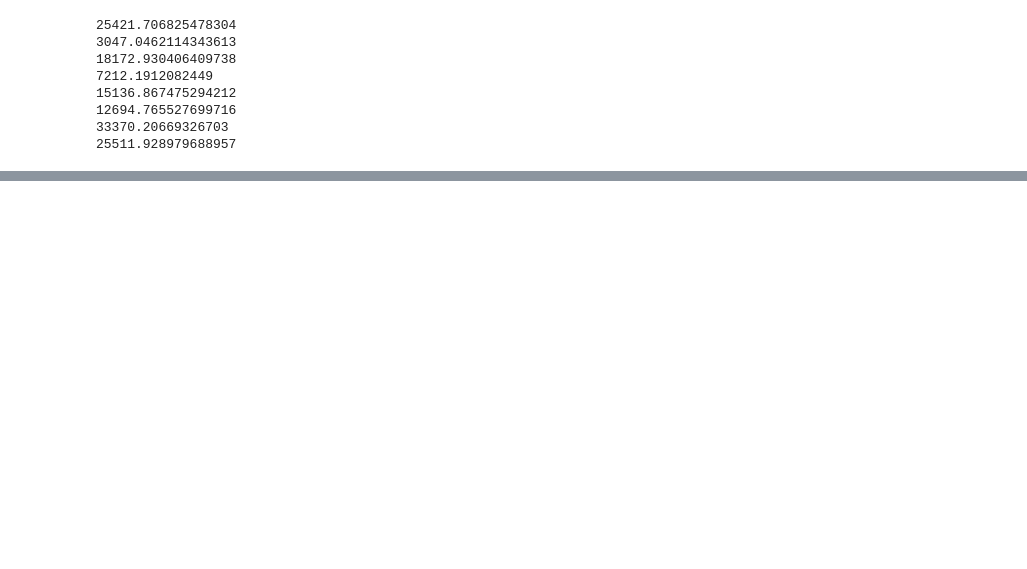
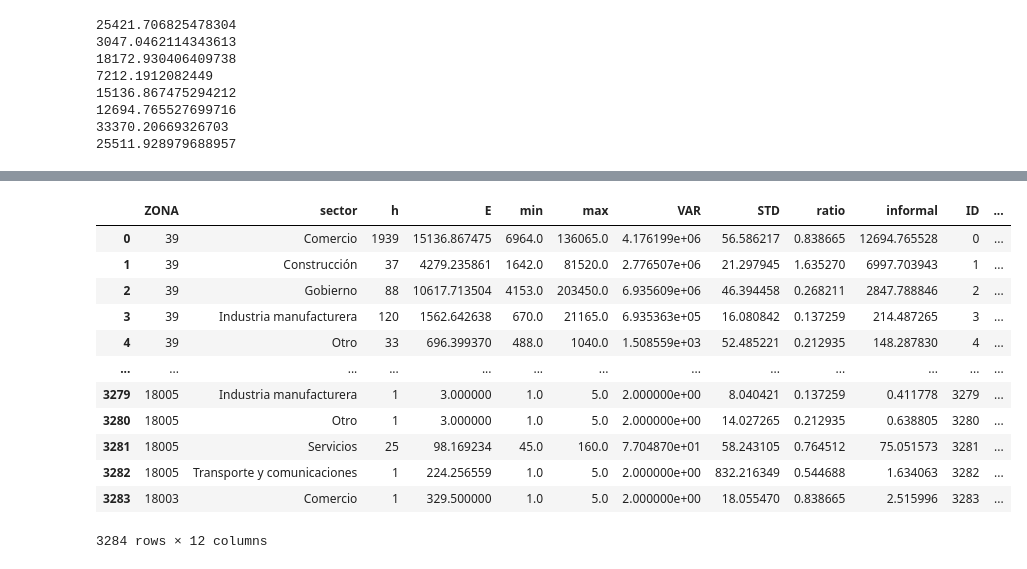
Before and after one commit to CentroFuturoCiudades/population-synthesis, a Jupyter notebook: notebooks/genJobsMTXs_sectors.ipynb, the cells around one changed output, grey strips where cells are left out. Saved outputs shown, nothing was run; the diff lists cells and outputs as text; code cells hidden in the pictures; blank space fills up the shorter version.

```diff
--- a/notebooks/genJobsMTXs_sectors.ipynb
+++ b/notebooks/genJobsMTXs_sectors.ipynb
@@ -230,3 +212,6 @@ for k in sectors.keys():
 12694.765527699716
 33370.20669326703
 25511.928979688957
+# %%
+denue.reset_index(inplace=True)
+denue
@@ -232,0 +232,35 @@ for k in sectors.keys():
+# %%
+import pandas as pd
+
+# Carga los datos de numeración
+zones = pd.read_csv('../data/JobData/zones_numbering.csv')
+
+# Extrae los rangos de numeración
+zones[['start', 'end']] = zones['Numbering Range'].str.split(' - ', expand=True)
+zones['start'] = zones['start'].astype(int)
+zones['end'] = zones['end'].astype(int)
+
+# Función para buscar municipio por zona
+def get_region(zona):
+    for _, row in zones.iterrows():
+        if row['start'] <= zona <= row['end']:
+            return row['Region']
+    return None
+
+# Si denue tiene la columna 'ZONA'
+denue['Municipio'] = denue['ZONA'].astype(int).apply(get_region)
+denue
+# %% [output]
+|  | ZONA | sector | h | E | min | max | VAR | STD | ratio | informal | ID | ... |
+| 0 | 39 | Comercio | 1939 | 15136.867475 | 6964.0 | 136065.0 | 4.176199e+06 | 56.586217 | 0.838665 | 12694.765528 | 0 | ... |
+| 1 | 39 | Construcción | 37 | 4279.235861 | 1642.0 | 81520.0 | 2.776507e+06 | 21.297945 | 1.635270 | 6997.703943 | 1 | ... |
+| 2 | 39 | Gobierno | 88 | 10617.713504 | 4153.0 | 203450.0 | 6.935609e+06 | 46.394458 | 0.268211 | 2847.788846 | 2 | ... |
+| 3 | 39 | Industria manufacturera | 120 | 1562.642638 | 670.0 | 21165.0 | 6.935363e+05 | 16.080842 | 0.137259 | 214.487265 | 3 | ... |
+| 4 | 39 | Otro | 33 | 696.399370 | 488.0 | 1040.0 | 1.508559e+03 | 52.485221 | 0.212935 | 148.287830 | 4 | ... |
+| ... | ... | ... | ... | ... | ... | ... | ... | ... | ... | ... | ... | ... |
+| 3279 | 18005 | Industria manufacturera | 1 | 3.000000 | 1.0 | 5.0 | 2.000000e+00 | 8.040421 | 0.137259 | 0.411778 | 3279 | ... |
+| 3280 | 18005 | Otro | 1 | 3.000000 | 1.0 | 5.0 | 2.000000e+00 | 14.027265 | 0.212935 | 0.638805 | 3280 | ... |
+| 3281 | 18005 | Servicios | 25 | 98.169234 | 45.0 | 160.0 | 7.704870e+01 | 58.243105 | 0.764512 | 75.051573 | 3281 | ... |
+| 3282 | 18005 | Transporte y comunicaciones | 1 | 224.256559 | 1.0 | 5.0 | 2.000000e+00 | 832.216349 | 0.544688 | 1.634063 | 3282 | ... |
+| 3283 | 18003 | Comercio | 1 | 329.500000 | 1.0 | 5.0 | 2.000000e+00 | 18.055470 | 0.838665 | 2.515996 | 3283 | ... |
+3284 rows × 12 columns
```
Also changed, not shown: parts of 12 cells of this notebook.
